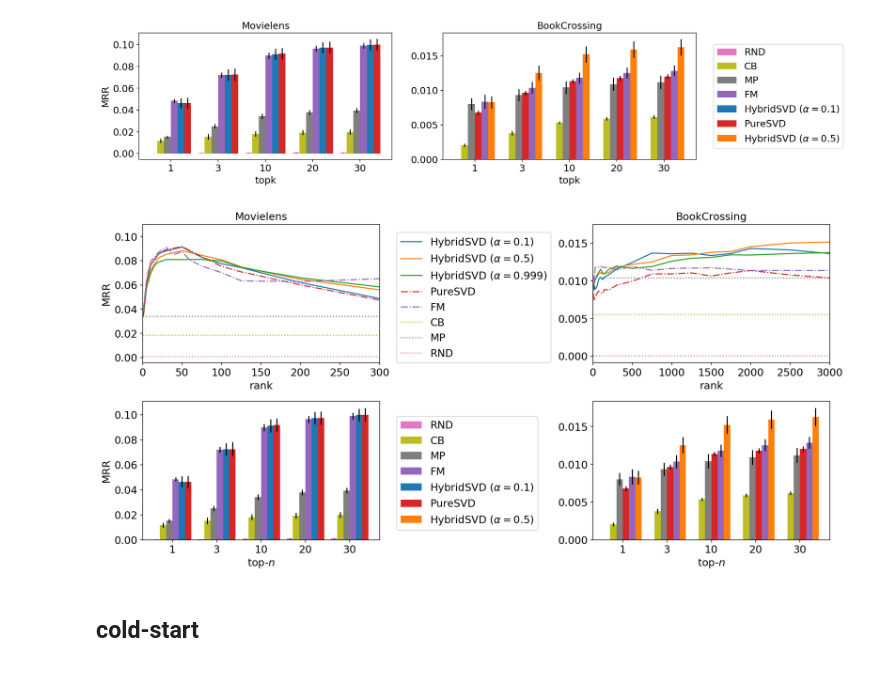
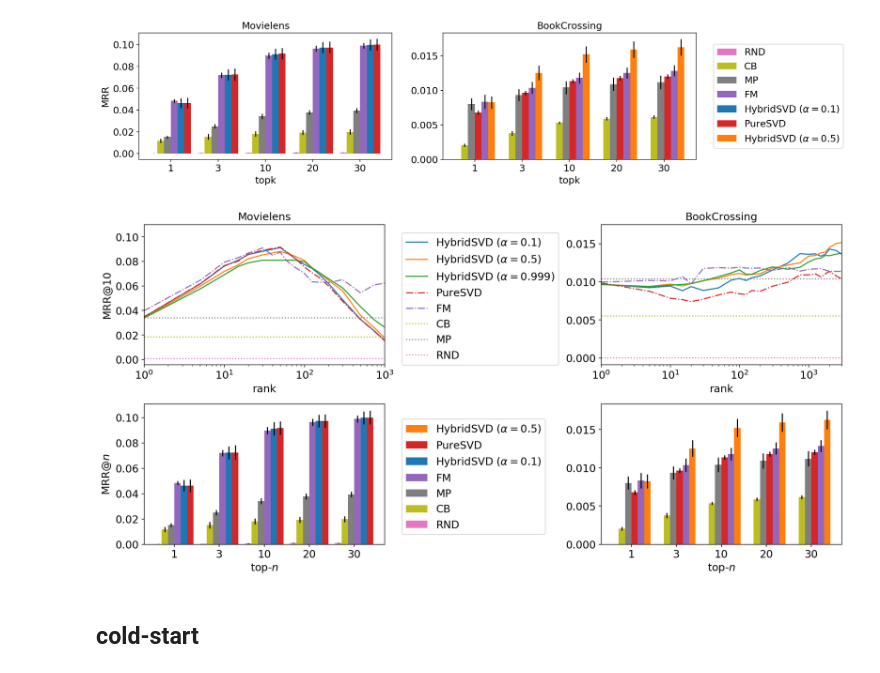
Before and after one commit to evfro/hybridsvd, a Jupyter notebook: View_all_results.ipynb, the cells around one changed output. Drawn from its saved outputs; the diff is of its cells as text; code cells hidden in the pictures.

```diff
--- a/View_all_results.ipynb
+++ b/View_all_results.ipynb
@@ -283,35 +283,35 @@ plt.legend(handles=axh1+[axh], labels=axl1+[axl], loc=1, bbox_to_anchor=(1.6, 0.
 # %%
 fig, (ax1, ax2) = plt.subplots(2, 2, figsize=(17, 8))
 
-ax_std_mrr_ml = plot_rank_results([std_svd_ml, std_fm_ml], std_base_ml, ax=ax1[0], metric='MRR', xlim=(0, 300), ylim=(None, 0.11), styles=line_styles)
-ax_std_mrr_bx = plot_rank_results([std_svd_bx, std_fm_bx], std_base_bx, ax=ax1[1], metric='MRR', xlim=(0, 3000), ylim=(-0.0009, 0.0175), styles=line_styles)
+ax_std_mrr_ml = plot_rank_results([std_svd_ml, std_fm_ml], std_base_ml, ax=ax1[0], metric='MRR', xlim=(1, 1000), logx=True, ylim=(None, 0.11), styles=line_styles)
+ax_std_mrr_bx = plot_rank_results([std_svd_bx, std_fm_bx], std_base_bx, ax=ax1[1], metric='MRR', xlim=(1, 3000), logx=True, ylim=(-0.0009, 0.0175), styles=line_styles)
 
 ax_std_mrr_ml.set_title('Movielens')
 ax_std_mrr_bx.set_title('BookCrossing')
-ax_std_mrr_ml.set_ylabel('MRR')
+ax_std_mrr_ml.set_ylabel('MRR@10')
 
 
 ax_std_mrr_bx.legend(loc=2, bbox_to_anchor=(-0.85, 0.98))
 
 
 ax_std_topn_mrr_ml = plot_topn_results(std_topn_ml.drop(r'HybridSVD ($\alpha=0.5$)', axis=1, level=0), metric='MRR', ax=ax2[0], styles=line_styles, width=0.85, rot=0, ylim=(0, None))
 ax_std_topn_mrr_bx = plot_topn_results(std_topn_bx, metric='MRR', ax=ax2[1], styles=line_styles, width=0.85, rot=0)
 
-ax_std_topn_mrr_ml.set_ylabel('MRR')
+ax_std_topn_mrr_ml.set_ylabel('MRR@$n$')
 ax_std_topn_mrr_ml.set_xlabel('top-$n$')
 ax_std_topn_mrr_bx.set_xlabel('top-$n$')
 
 axh1, axl1 = ax_std_topn_mrr_ml.get_legend_handles_labels()
 axh2, axl2 = ax_std_topn_mrr_bx.get_legend_handles_labels()
 axl = r'HybridSVD ($\alpha=0.5$)'
 axh = axh2[axl2.index(axl)]
 
-plt.legend(handles=axh1+[axh], labels=axl1+[axl], loc=2, bbox_to_anchor=(-0.85, 0.93))
+plt.legend(handles=reversed(axh1+[axh]), labels=reversed(axl1+[axl]), loc=2, bbox_to_anchor=(-0.85, 0.93))
 fig.subplots_adjust(wspace=0.9, hspace=0.28)
 
 # plt.savefig("std_mrr.pdf", bbox_inches='tight')
 # %% [output]
-[figure, old version]
+[figure, new version]
 # %% [markdown]
 ## cold-start
 # %%
```
Also changed, not shown: parts of 5 cells of this notebook.
